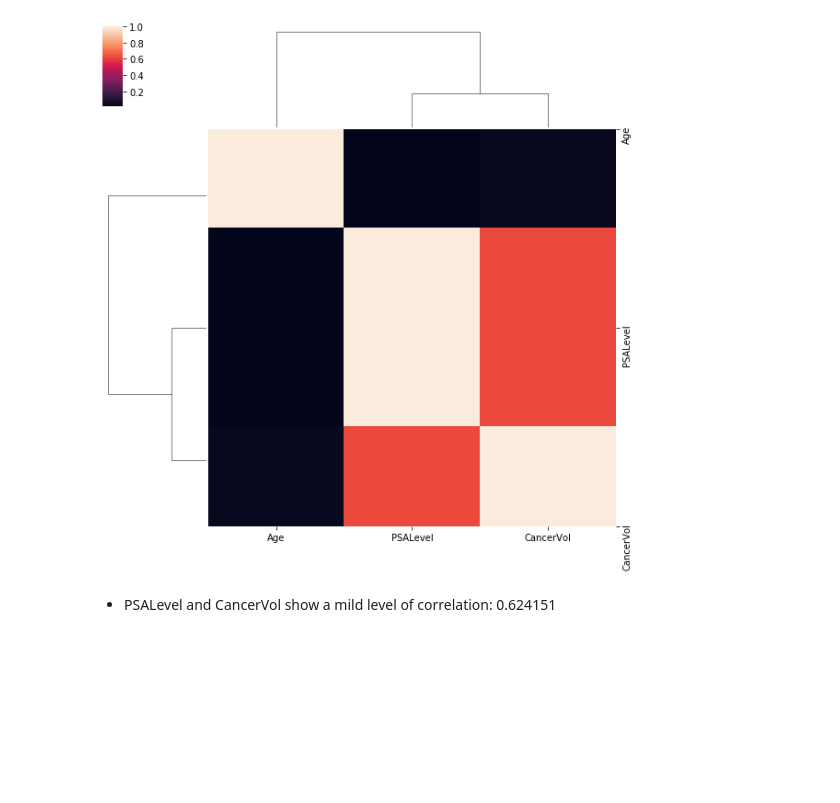
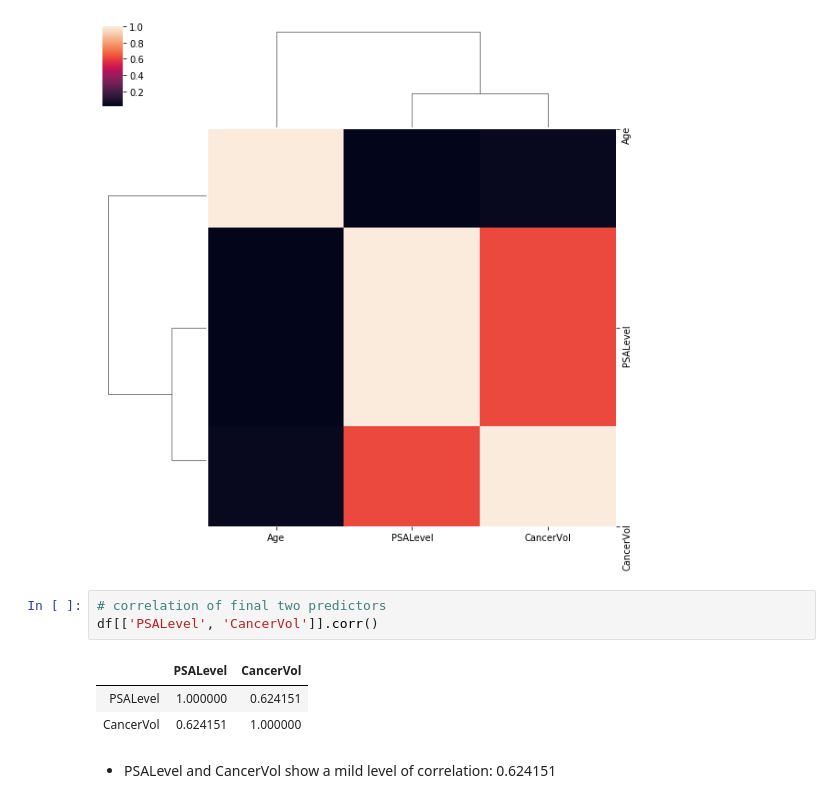
Before and after one commit to josiwala/prostate-cancer, a Jupyter notebook: notebooks/2.0-jo-data-exploration.ipynb, the cells around one changed output. Cells and saved outputs as stored; diff of their text form; blank space fills up the shorter version.

```diff
--- a/notebooks/2.0-jo-data-exploration.ipynb
+++ b/notebooks/2.0-jo-data-exploration.ipynb
@@ -142,6 +145,13 @@ sns.clustermap(df[cols].corr());
 sns.clustermap(df[['PSALevel', 'CancerVol', 'Age']].corr());
 # %% [output]
 [figure]
+# %%
+# correlation of final two predictors
+df[['PSALevel', 'CancerVol']].corr()
+# %% [output]
+|  | PSALevel | CancerVol |
+| PSALevel | 1.000000 | 0.624151 |
+| CancerVol | 0.624151 | 1.000000 |
 # %% [markdown]
 - PSALevel and CancerVol show a mild level of correlation: 0.624151
 # %%
```
Also changed, not shown: parts of 7 cells of this notebook, 35 other files.
